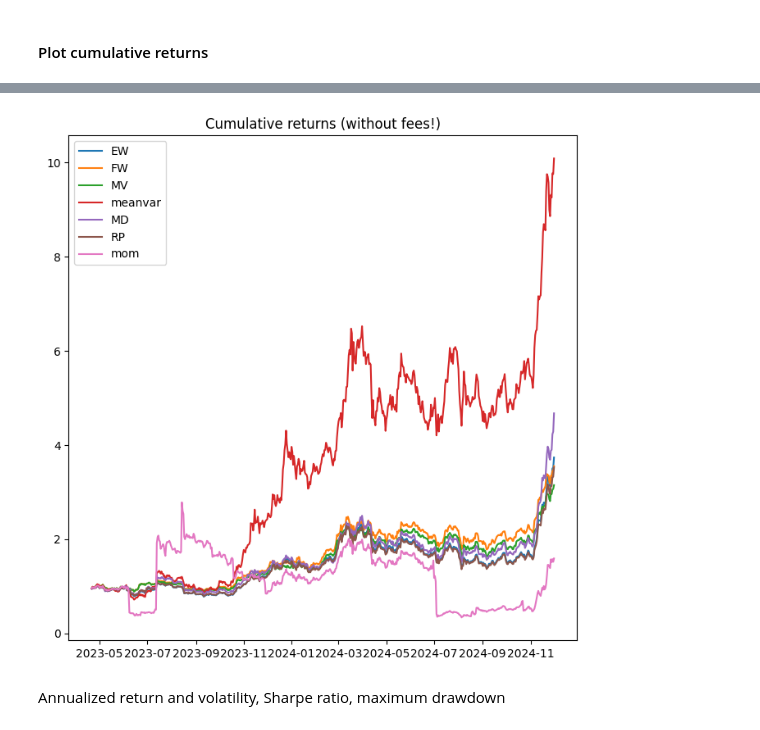
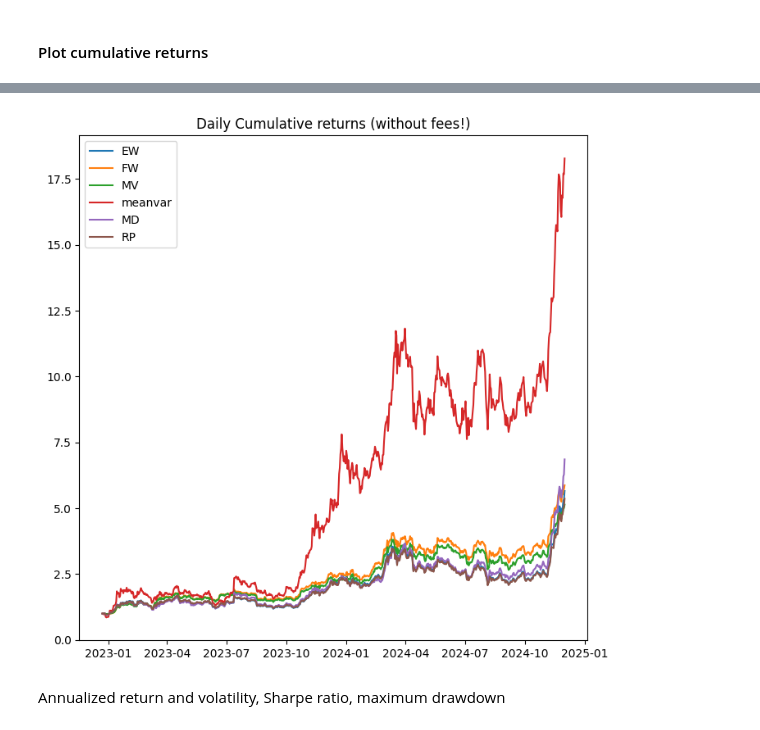
Before and after one commit to alihussainia/Crypto-Portfolio_Optimization, a Jupyter notebook: DTF1_portfolio_strategy.ipynb, the cells around one changed output, grey strips where cells are left out. Cells and saved outputs as stored; diff of their text form; code cells hidden in the pictures.

```diff
--- a/DTF1_portfolio_strategy.ipynb
+++ b/DTF1_portfolio_strategy.ipynb
@@ -451,7 +462,7 @@ hourly_data.set_index('date', inplace=True)
 hourly_data.sort_values(by='date', ascending=True, inplace=True)
 hourly_data.drop(hourly_data.tail(1).index,inplace=True)
 # %%
-hourly_data = hourly_data[hourly_data.index >= '2022-12-22']
+hourly_data = hourly_data[hourly_data.index >= '2022-12-23']
 hourly_data = hourly_data[hourly_data.index < '2024-12-02']
 print(hourly_data.shape)
 hourly_data.head()
@@ -687,6 +727,8 @@ pf_ret['EW'] = ret_EW.sum(axis = 1)
 # df.to_csv(f'{os.getcwd()}/Binance/{freq}_Volume USDT.csv', index=False)
 # %%
 freq = 'd'
+# %%
+path = '/content/drive/MyDrive/Final/data/Bitstamp/'
 # %%
 # load data on volume
 file_vol = path + freq + '_Volume USD.csv'
@@ -801,22 +843,22 @@ pf_ret['RP'] = ret_RP.sum(axis = 1)
 
 We create a signal based on the time-series of each asset.
 # %%
-window = 120                  # length of momentum window in days
-reversalLag = -30             # Lenght of reversal window to skip in days
+# window = 120                  # length of momentum window in days
+# reversalLag = -30             # Lenght of reversal window to skip in days
 
-# initialize
-mom = np.zeros((N_obs, N_assets))
-w_mom = np.ones((N_obs, N_assets)) * np.nan
+# # initialize
+# mom = np.zeros((N_obs, N_assets))
+# w_mom = np.ones((N_obs, N_assets)) * np.nan
 
-# compute momentum and signal
-for i in range(window, N_obs+1):
-    mom[i-1, :] = np.sum(ret[i-window:i+reversalLag, :], axis=0).reshape((1,N_assets))
-    #w_mom[i-1, :] = (mom[i-1, :] - np.mean(mom[i-1, :])) / np.std(mom[i-1, :], ddof=1)
-    w_mom[i-1, :] = mom[i-1, :] / np.sum(mom[i-1, :])
+# # compute momentum and signal
+# for i in range(window, N_obs+1):
+#     mom[i-1, :] = np.sum(ret[i-window:i+reversalLag, :], axis=0).reshape((1,N_assets))
+#     #w_mom[i-1, :] = (mom[i-1, :] - np.mean(mom[i-1, :])) / np.std(mom[i-1, :], ddof=1)
+#     w_mom[i-1, :] = mom[i-1, :] / np.sum(mom[i-1, :])
 
-ret_mom = w_mom * daily_returns
-ret_mom = ret_mom.dropna()
-pf_ret['mom'] = ret_mom.sum(axis = 1)
+# ret_mom = w_mom * daily_returns
+# ret_mom = ret_mom.dropna()
+# pf_ret['mom'] = ret_mom.sum(axis = 1)
 # %% [markdown]
 ### Portfolio evaluation
 # %% [markdown]
@@ -834,20 +866,20 @@ pf_ret.head()
 # %%
 pf_ret = pf_ret.dropna()
 
 
 plt.figure(figsize=(8, 8))
 plt.plot((1+pf_ret['EW']).cumprod(), label='EW')
 plt.plot((1+pf_ret['FW']).cumprod(), label='FW')
 plt.plot((1+pf_ret['MV']).cumprod(), label='MV')
 plt.plot((1+pf_ret['meanvar']).cumprod(), label='meanvar')
 plt.plot((1+pf_ret['MD']).cumprod(), label='MD')
 plt.plot((1+pf_ret['RP']).cumprod(), label='RP')
-plt.plot((1+pf_ret['mom']).cumprod(), label='mom')
+#plt.plot((1+pf_ret['mom']).cumprod(), label='mom')
 plt.legend()
-plt.title('Cumulative returns (without fees!)')
+plt.title('Daily Cumulative returns (without fees!)')
 plt.show()
 # %% [output]
-[figure, old version]
+[figure, new version]
 # %% [markdown]
 Annualized return and volatility, Sharpe ratio, maximum drawdown
 # %%
```
Also changed, not shown: parts of 109 cells of this notebook.
